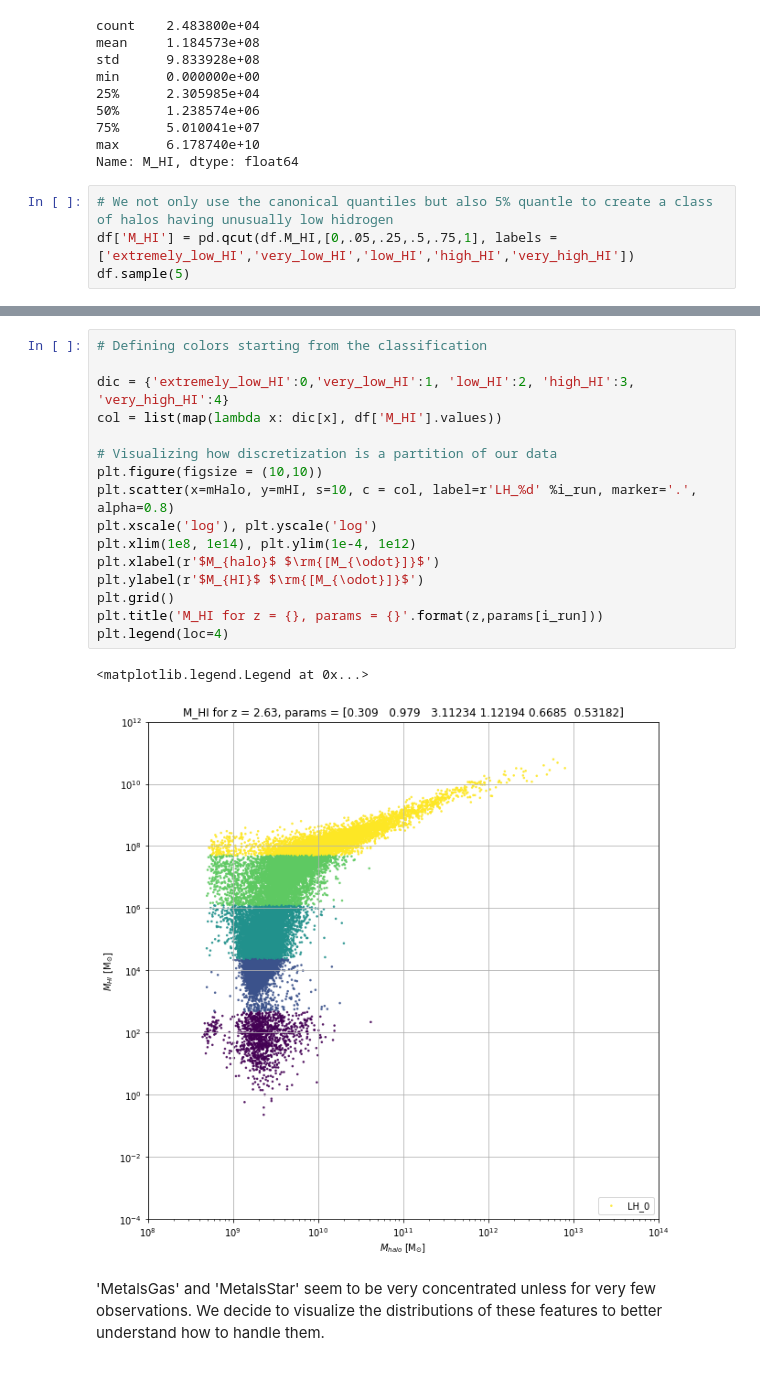
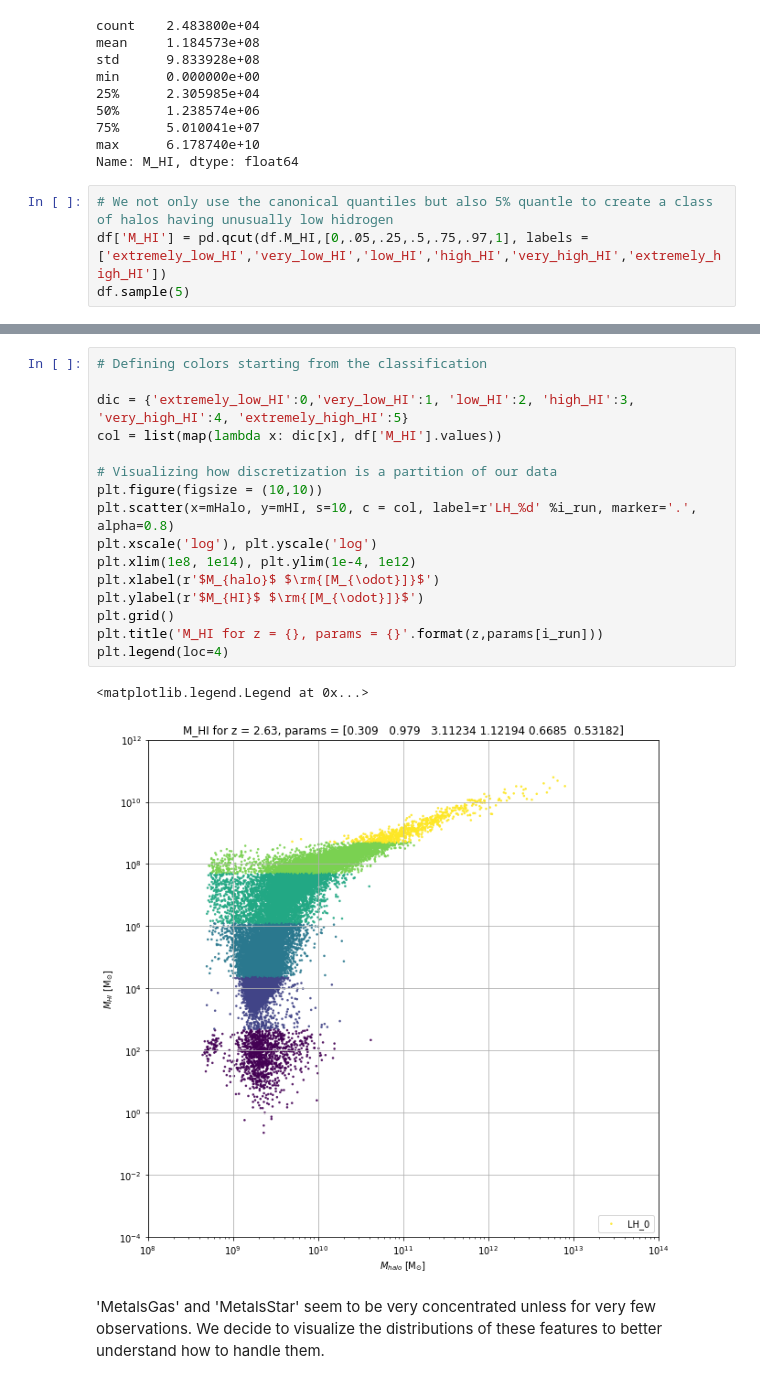
Before and after one commit to CS-433/ML4Science-FGR-x-ML, a Jupyter notebook: W1/task_w1.ipynb, the cells around one changed output, grey strips where cells are left out. Cells and saved outputs as stored; diff of their text form.

```diff
--- a/W1/task_w1.ipynb
+++ b/W1/task_w1.ipynb
@@ -167,7 +171,7 @@ max      6.178740e+10
 Name: M_HI, dtype: float64
 # %%
 # We not only use the canonical quantiles but also 5% quantle to create a class of halos having unusually low hidrogen
-df['M_HI'] = pd.qcut(df.M_HI,[0,.05,.25,.5,.75,1], labels = ['extremely_low_HI','very_low_HI','low_HI','high_HI','very_high_HI'])
+df['M_HI'] = pd.qcut(df.M_HI,[0,.05,.25,.5,.75,.97,1], labels = ['extremely_low_HI','very_low_HI','low_HI','high_HI','very_high_HI','extremely_high_HI'])
 df.sample(5)
 # %% [output]
 |  | MassHalo | VelHalo | Nsubs | MassBH | dotMassBH | PosHalo | MetalsGas_0 | MetalsGas_1 | MetalsGas_2 | ... |
@@ -190,22 +195,22 @@ Name: M_HI, dtype: int64
 # %%
 # Defining colors starting from the classification
 
-dic = {'extremely_low_HI':0,'very_low_HI':1, 'low_HI':2, 'high_HI':3, 'very_high_HI':4}
+dic = {'extremely_low_HI':0,'very_low_HI':1, 'low_HI':2, 'high_HI':3, 'very_high_HI':4, 'extremely_high_HI':5}
 col = list(map(lambda x: dic[x], df['M_HI'].values))
 
 # Visualizing how discretization is a partition of our data
 plt.figure(figsize = (10,10))
 plt.scatter(x=mHalo, y=mHI, s=10, c = col, label=r'LH_%d' %i_run, marker='.', alpha=0.8)
 plt.xscale('log'), plt.yscale('log')
 plt.xlim(1e8, 1e14), plt.ylim(1e-4, 1e12)
 plt.xlabel(r'$M_{halo}$ $\rm{[M_{\odot}]}$')
 plt.ylabel(r'$M_{HI}$ $\rm{[M_{\odot}]}$')
 plt.grid()
 plt.title('M_HI for z = {}, params = {}'.format(z,params[i_run]))
 plt.legend(loc=4)
 # %% [output]
 <matplotlib.legend.Legend at 0x...>
-[figure, old version]
+[figure, new version]
 # %% [markdown]
 'MetalsGas' and 'MetalsStar' seem to be very concentrated unless for very few observations. We decide to visualize the distributions of these features to better understand how to handle them.
 # %%
```
Also changed, not shown: parts of 10 cells of this notebook.
